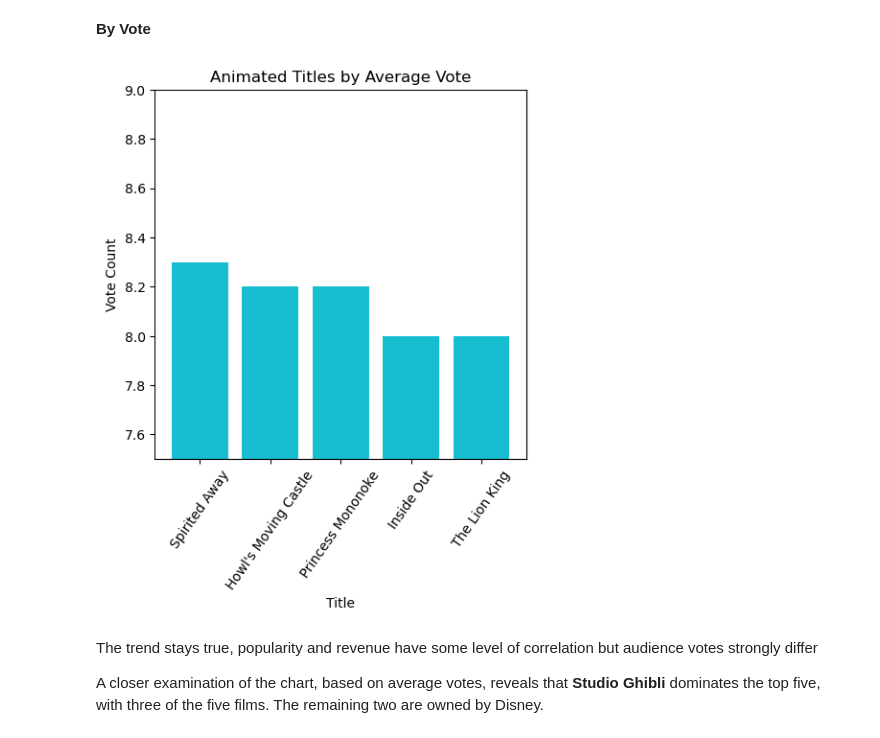
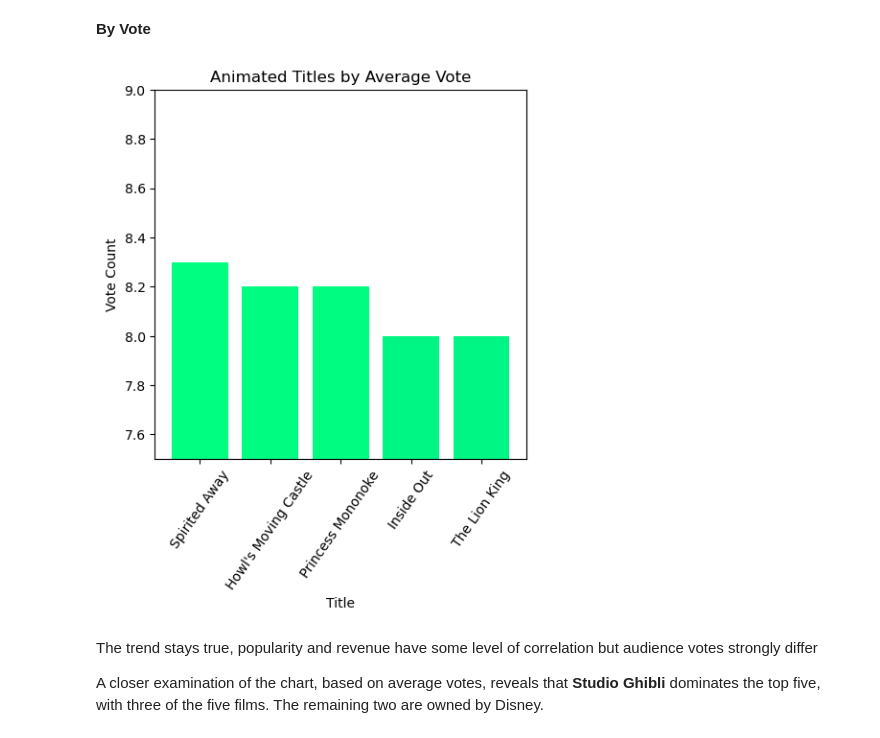
Before and after one commit to Itsrummmy/From-Pixels-to-Profit-EDA, a Jupyter notebook: From_Pixels_to_Profit.ipynb, the cells around one changed output. Saved outputs shown, nothing was run; the diff lists cells and outputs as text; code cells hidden in the pictures.

```diff
--- a/From_Pixels_to_Profit.ipynb
+++ b/From_Pixels_to_Profit.ipynb
@@ -304,12 +302,12 @@ plt.show()
 sorted_pop = dfg.groupby('extracted_genres')[['popularity']].mean().sort_values(by = 'popularity', ascending=False).head(10).reset_index()
 # %%
 normalized_popularity = sorted_pop['popularity'] / sorted_pop['popularity'].max()
-cmap = cm.copper
 plt.figure(figsize=(10, 6))
 plt.bar(sorted_pop['extracted_genres'], sorted_pop['popularity'], color=cmap(normalized_popularity))
 plt.xlabel('Genre')
 plt.ylabel('Average Popularity')
 plt.title('Average Popularity by Genre')
 plt.xticks(rotation=55)
+plt.savefig('avgpopular.jpg', dpi=120)
 plt.show()
 # %% [output]
@@ -320,7 +318,6 @@ plt.show()
 sorted_vote = dfg.groupby('extracted_genres')[['vote_average']].mean().sort_values(by = 'vote_average', ascending=False).head(10).reset_index()
 # %%
 normalized_votes = sorted_vote['vote_average'] / sorted_vote['vote_average'].max()
-cmap = cm.tab10
 plt.figure(figsize=(10, 6))
 plt.bar(sorted_vote['extracted_genres'], sorted_vote['vote_average'], color=cmap(normalized_votes))
 plt.xlabel('Genre')
@@ -328,5 +325,4 @@ plt.ylabel('Average Vote')
 plt.title('Average Vote by Genre')
 plt.xticks(rotation=55)
 plt.ylim(6, 7)  # Set the y-axis limits to 6 and 7
-plt.show()
 # %% [output]
@@ -349,7 +345,6 @@ sorted_arev = dfg.loc[dfg['extracted_genres'] == 'Animation'].sort_values(by = '
 
 # where sorted_arev is sorted animated revenue
 # %%
-cmap = cm.winter
 normalized_revenue = sorted_arev['revenue'] / sorted_arev['revenue'].max()
 plt.figure(figsize=(5, 5))
 plt.bar(sorted_arev['title'], sorted_arev['revenue'], color=cmap(normalized_revenue))
@@ -368,7 +363,6 @@ sorted_apop = dfg.loc[dfg['extracted_genres'] == 'Animation'].sort_values(by = '
 
 # where sorted_apop is sorted animated popularity
 # %%
-cmap = cm.copper
 normalized_revenue = sorted_apop['popularity'] / sorted_apop['popularity'].max()
 plt.figure(figsize=(5, 5))
 plt.bar(sorted_apop['title'], sorted_apop['popularity'], color=cmap(normalized_revenue))
@@ -390,18 +384,17 @@ With Minions, Frozen & Despicable Me 2 still taking a stand and most of these ar
 #checking animated top-performers by votes
 sorted_avote = dfg.loc[(dfg['extracted_genres'] == 'Animation') & (dfg['vote_count'] > 500)].sort_values(by = 'vote_average', ascending=False).head(5)
 # %%
-cmap = cm.tab10
 normalized_revenue = sorted_avote['vote_average'] / sorted_avote['vote_average'].max()
 plt.figure(figsize=(5, 5))
 plt.bar(sorted_avote['title'], sorted_avote['vote_average'], color=cmap(normalized_revenue))
 plt.xlabel('Title')
 plt.ylabel('Vote Count')
 plt.title('Animated Titles by Average Vote')
 plt.ylim(7.5, 9)
 plt.xticks(rotation=55)
 plt.show()
 # %% [output]
-[figure, old version]
+[figure, new version]
 # %% [markdown]
 The trend stays true, popularity and revenue have some level of correlation but audience votes strongly differ
 
```
Also changed, not shown: parts of 22 cells of this notebook.
